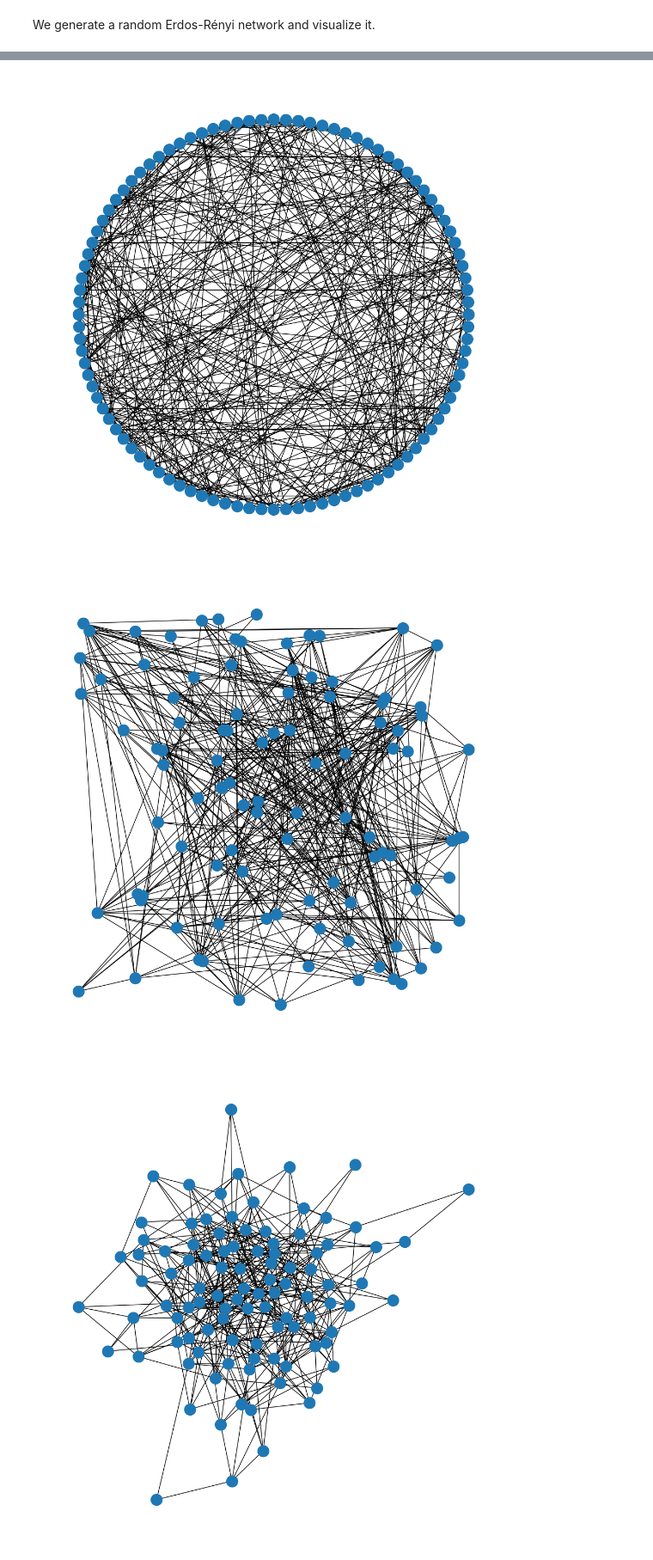
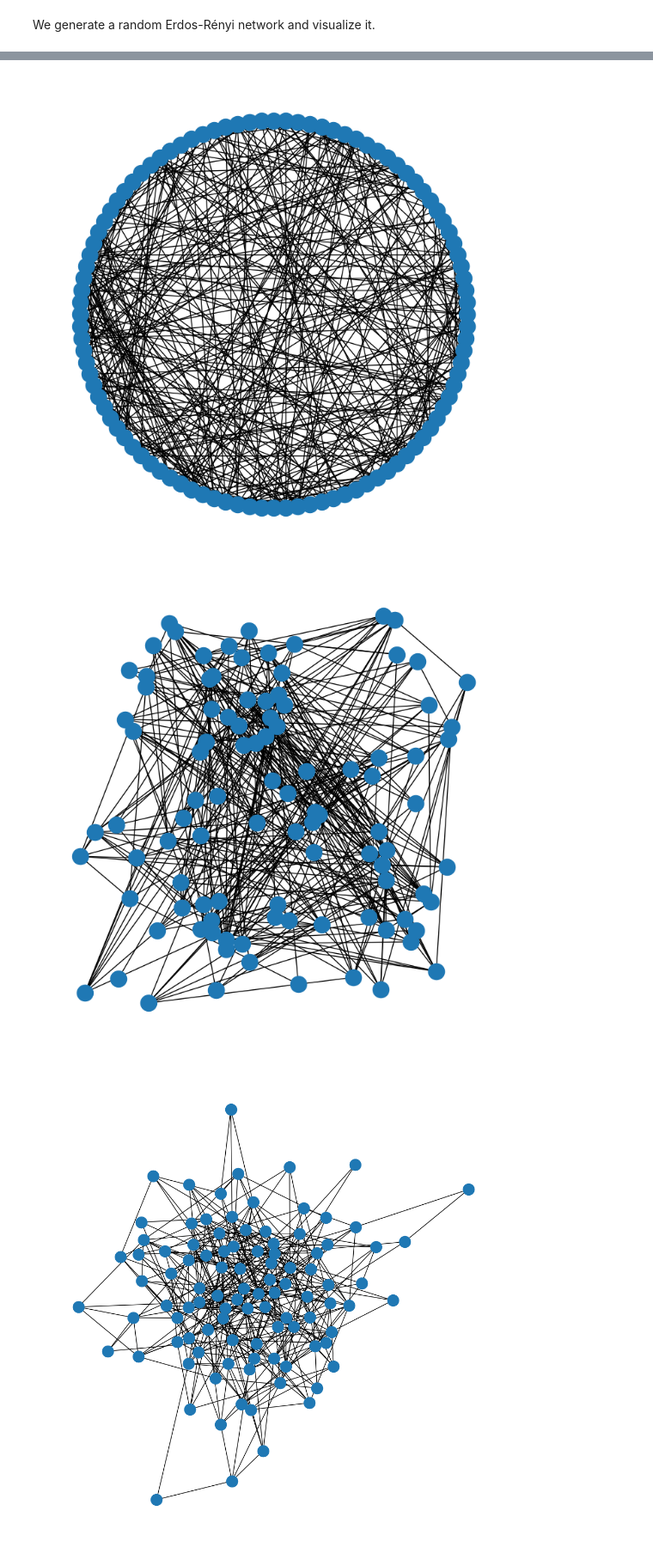
Before and after one commit to micheletizzoni/Digital_epidemiology, a Jupyter notebook: notebooks/nb02_NetworkX_visualization.ipynb, the cells around one changed output, grey strips where cells are left out. Shown at 86% size. Drawn from its saved outputs; the diff is of its cells as text; code cells hidden in the pictures.

```diff
--- a/notebooks/nb02_NetworkX_visualization.ipynb
+++ b/notebooks/nb02_NetworkX_visualization.ipynb
@@ -258,13 +258,13 @@ plt.axis('off')
 # %%
-plt.figure(figsize=(10,10))
+plt.figure(figsize=(7,7))
 nx.draw_circular(ER)
 # %% [output]
-[figure, old version]
+[figure, new version]
 # %%
-plt.figure(figsize=(10,10))
+plt.figure(figsize=(7,7))
 nx.draw_random(ER)
 # %% [output]
-[figure, old version]
+[figure, new version]
 # %%
 plt.figure(figsize=(10,10))
 nx.draw_spring(ER)
```
Also changed, not shown: parts of 4 cells of this notebook, 13 other files.
